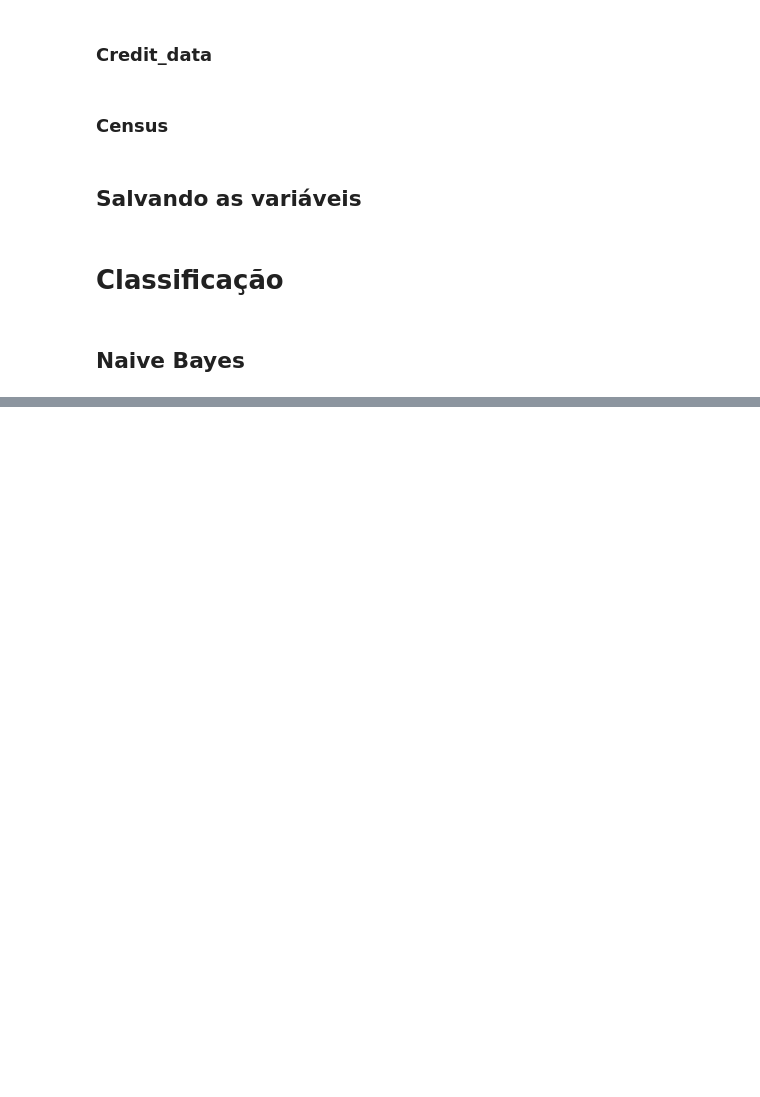
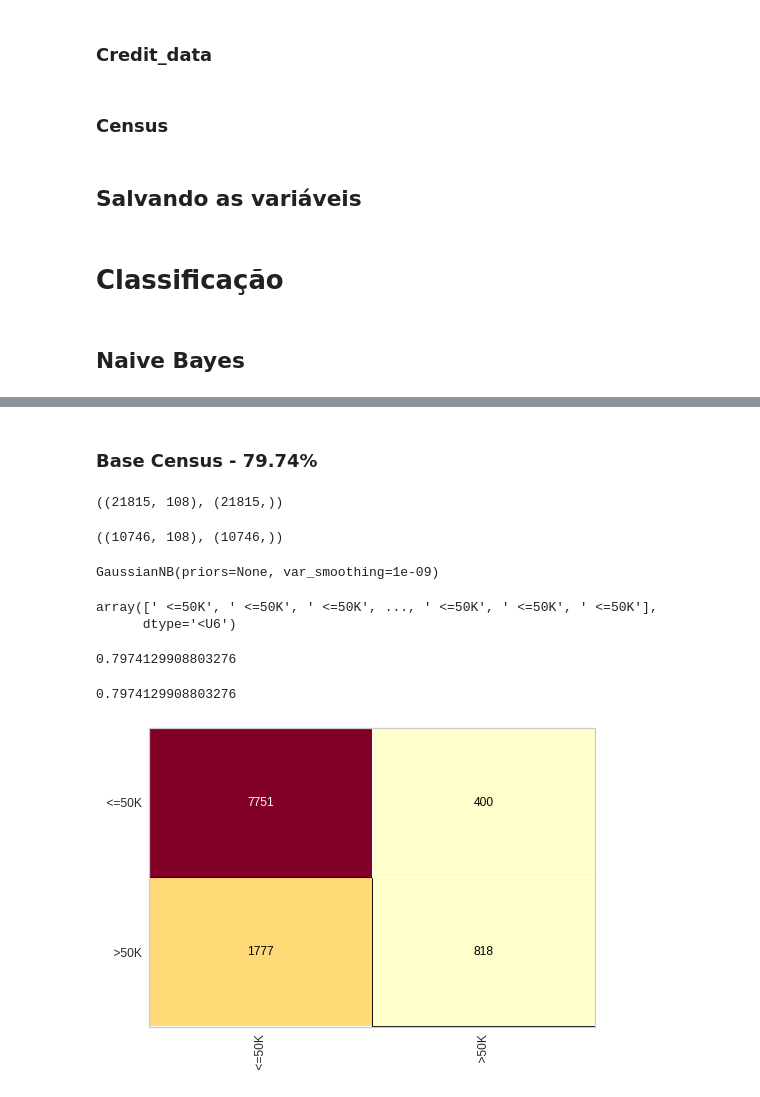
Before and after one commit to WES404/Machine_Learning_udemy, a Jupyter notebook: ML_UDEMY.ipynb, the cells around one changed output, grey strips where cells are left out. Drawn from its saved outputs; the diff is of its cells as text; code cells hidden in the pictures; blank space fills up the shorter version.

```diff
--- a/ML_UDEMY.ipynb
+++ b/ML_UDEMY.ipynb
@@ -383,0 +498,36 @@ from sklearn.naive_bayes import GaussianNB
+# %% [markdown]
+### Base Census - 79.74%
+# %%
+with open("census.pkl", "rb") as file:
+  X_census_treinamento, y_census_treinamento, X_census_teste, y_census_teste = pickle.load(file)
+# %%
+X_census_treinamento.shape, y_census_treinamento.shape
+# %% [output]
+((21815, 108), (21815,))
+# %%
+X_census_teste.shape, y_census_teste.shape
+# %% [output]
+((10746, 108), (10746,))
+# %%
+naive_census = GaussianNB()
+# %%
+naive_census.fit(X_census_treinamento, y_census_treinamento)
+# %% [output]
+GaussianNB(priors=None, var_smoothing=1e-09)
+# %%
+previssoes_census = naive_census.predict(X_census_teste)
+previssoes_census
+# %% [output]
+array([' <=50K', ' <=50K', ' <=50K', ..., ' <=50K', ' <=50K', ' <=50K'],
+      dtype='<U6')
+# %%
+accuracy_score(y_census_teste, previssoes_census)
+# %% [output]
+0.7974129908803276
+# %%
+cm = ConfusionMatrix(naive_census)
+cm.fit(X_census_treinamento, y_census_treinamento)
+cm.score(X_census_teste, y_census_teste)
+# %% [output]
+0.7974129908803276
+[figure, added]
```
Also changed, not shown: parts of 44 cells of this notebook.
